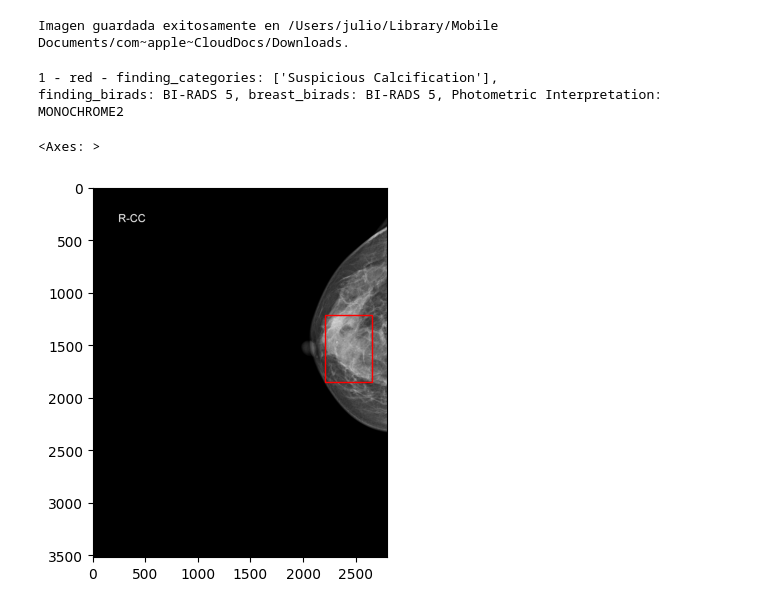
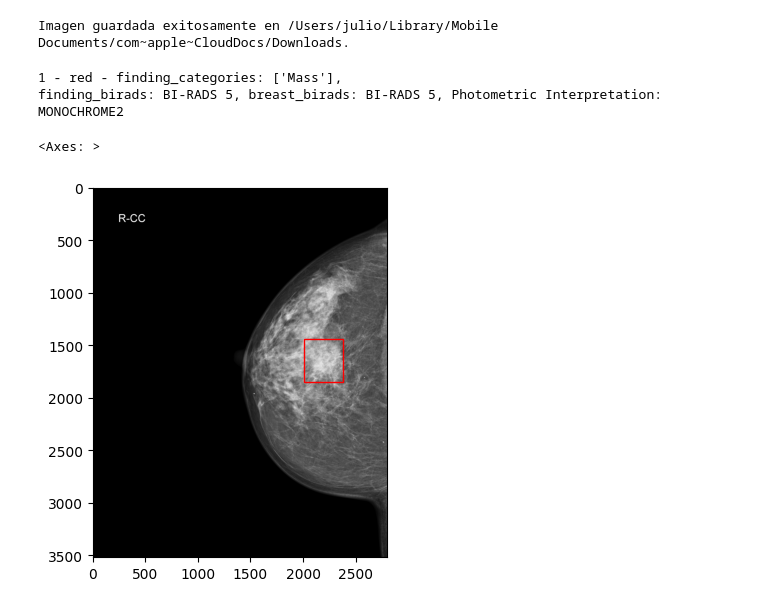
Before and after one commit to Julio-MS/pmm-falp, a Jupyter notebook: Classification-ViT/Demo/VinDr-Image.ipynb, the cells around one changed output. Drawn from its saved outputs; the diff is of its cells as text; code cells hidden in the pictures.

```diff
--- a/Classification-ViT/Demo/VinDr-Image.ipynb
+++ b/Classification-ViT/Demo/VinDr-Image.ipynb
@@ -23,9 +23,9 @@ utils.win_operation_save('6ffb4582bf7434518000863d13bf8915', name='calcificacion
 # %% [output]
 Imagen guardada exitosamente en /Users/julio/Library/Mobile Documents/com~apple~CloudDocs/Downloads.
 # %%
-utils.show_image('6ffb4582bf7434518000863d13bf8915')
+utils.show_image('0a6f0eac805822cd00f3c25ba99569e8')
 # %% [output]
-1 - red - finding_categories: ['Suspicious Calcification'],
+1 - red - finding_categories: ['Mass'],
 finding_birads: BI-RADS 5, breast_birads: BI-RADS 5, Photometric Interpretation: MONOCHROME2
 <Axes: >
-[figure, old version]
+[figure, new version]
```
Also changed, not shown: parts of 1 cell of this notebook.
